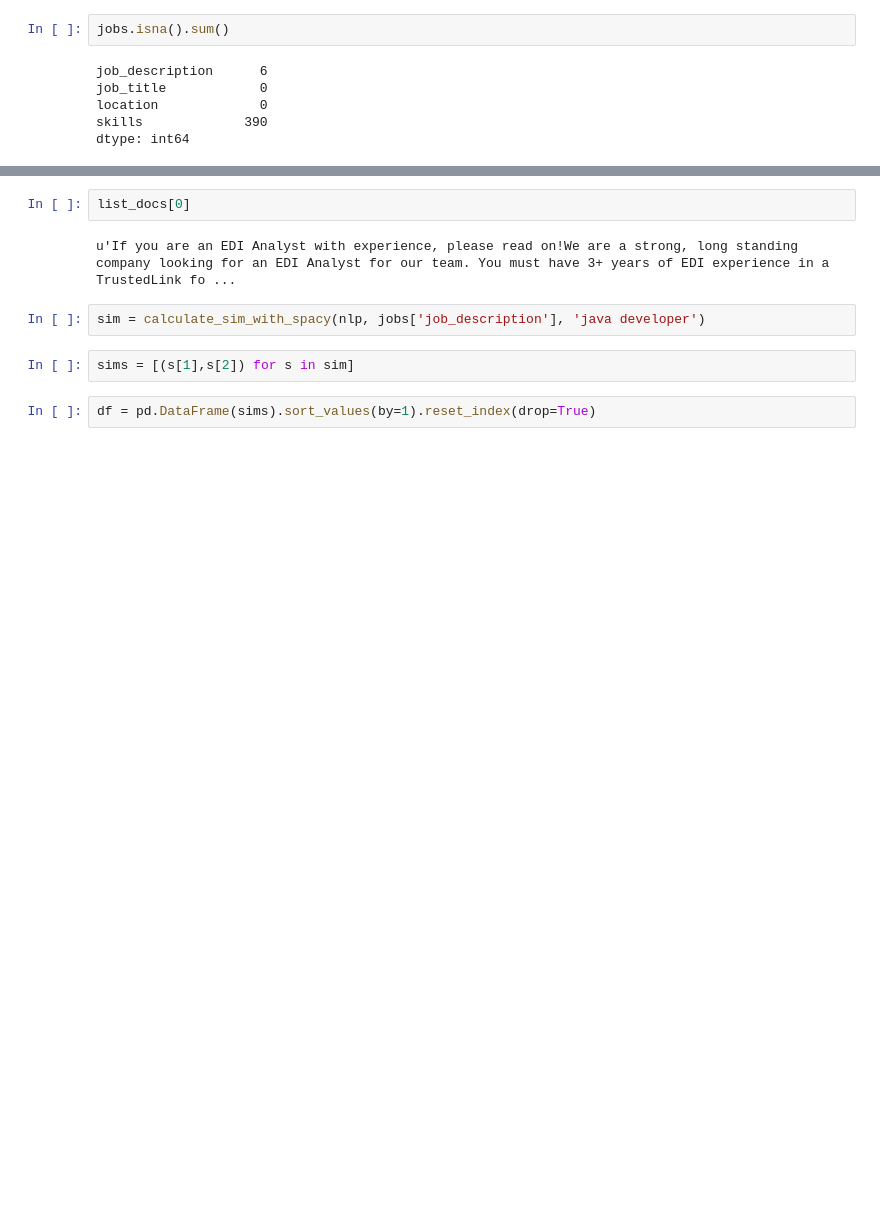
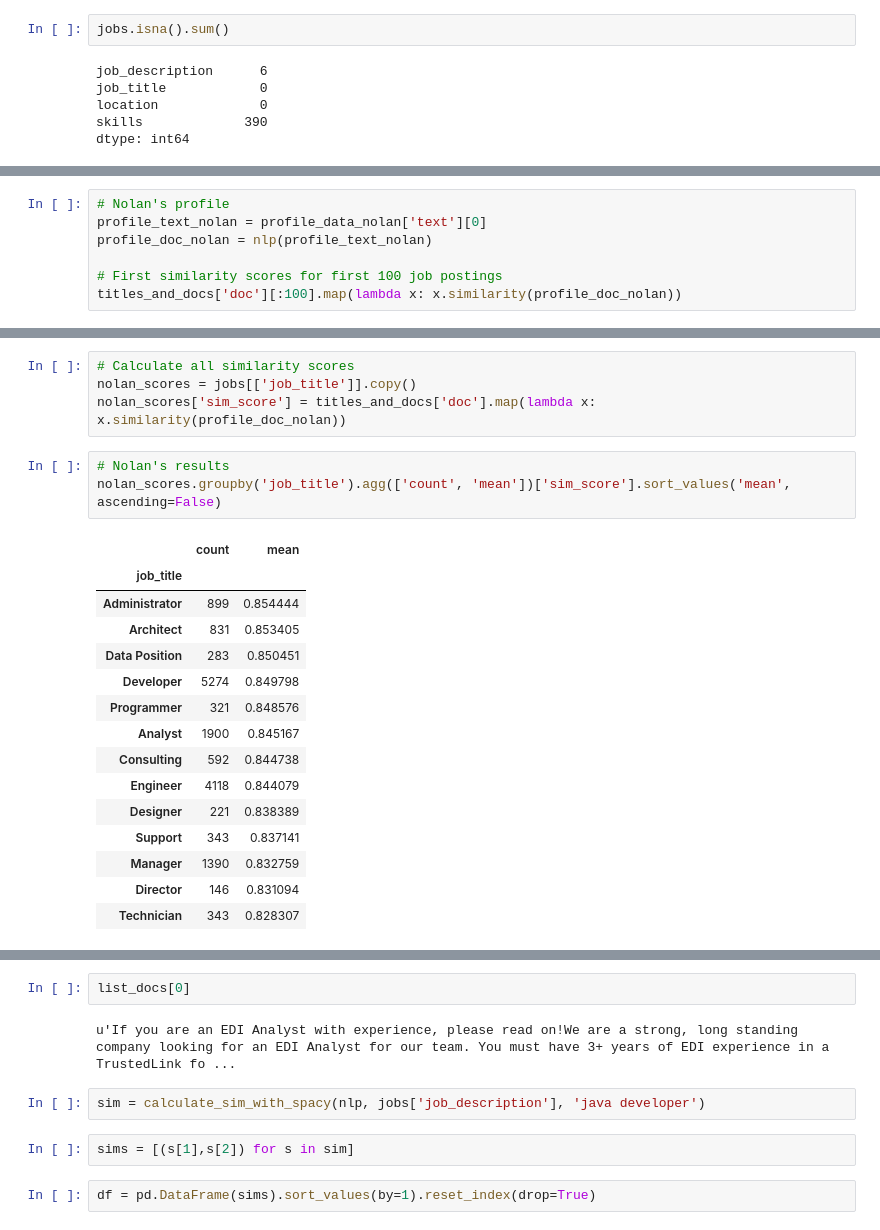
Before and after one commit to zach-brown-18/check-your-tech-profile, a Jupyter notebook: code/Recommender-system.ipynb, the cells around one changed output, grey strips where cells are left out. Cells and saved outputs as stored; diff of their text form; blank space fills up the shorter version.

```diff
--- a/code/Recommender-system.ipynb
+++ b/code/Recommender-system.ipynb
@@ -46,0 +234,7 @@ jobs.reset_index(drop=True, inplace=True)
+# %%
+# Nolan's profile
+profile_text_nolan = profile_data_nolan['text'][0]
+profile_doc_nolan = nlp(profile_text_nolan)
+
+# First similarity scores for first 100 job postings
+titles_and_docs['doc'][:100].map(lambda x: x.similarity(profile_doc_nolan))
@@ -46,0 +254,23 @@ jobs.reset_index(drop=True, inplace=True)
+# %%
+# Calculate all similarity scores
+nolan_scores = jobs[['job_title']].copy()
+nolan_scores['sim_score'] = titles_and_docs['doc'].map(lambda x: x.similarity(profile_doc_nolan))
+# %%
+# Nolan's results
+nolan_scores.groupby('job_title').agg(['count', 'mean'])['sim_score'].sort_values('mean', ascending=False)
+# %% [output]
+|  | count | mean |
+| job_title |  |  |
+| Administrator | 899 | 0.854444 |
+| Architect | 831 | 0.853405 |
+| Data Position | 283 | 0.850451 |
+| Developer | 5274 | 0.849798 |
+| Programmer | 321 | 0.848576 |
+| Analyst | 1900 | 0.845167 |
+| Consulting | 592 | 0.844738 |
+| Engineer | 4118 | 0.844079 |
+| Designer | 221 | 0.838389 |
+| Support | 343 | 0.837141 |
+| Manager | 1390 | 0.832759 |
+| Director | 146 | 0.831094 |
+| Technician | 343 | 0.828307 |
```
Also changed, not shown: parts of 39 cells of this notebook, 3 other files.
